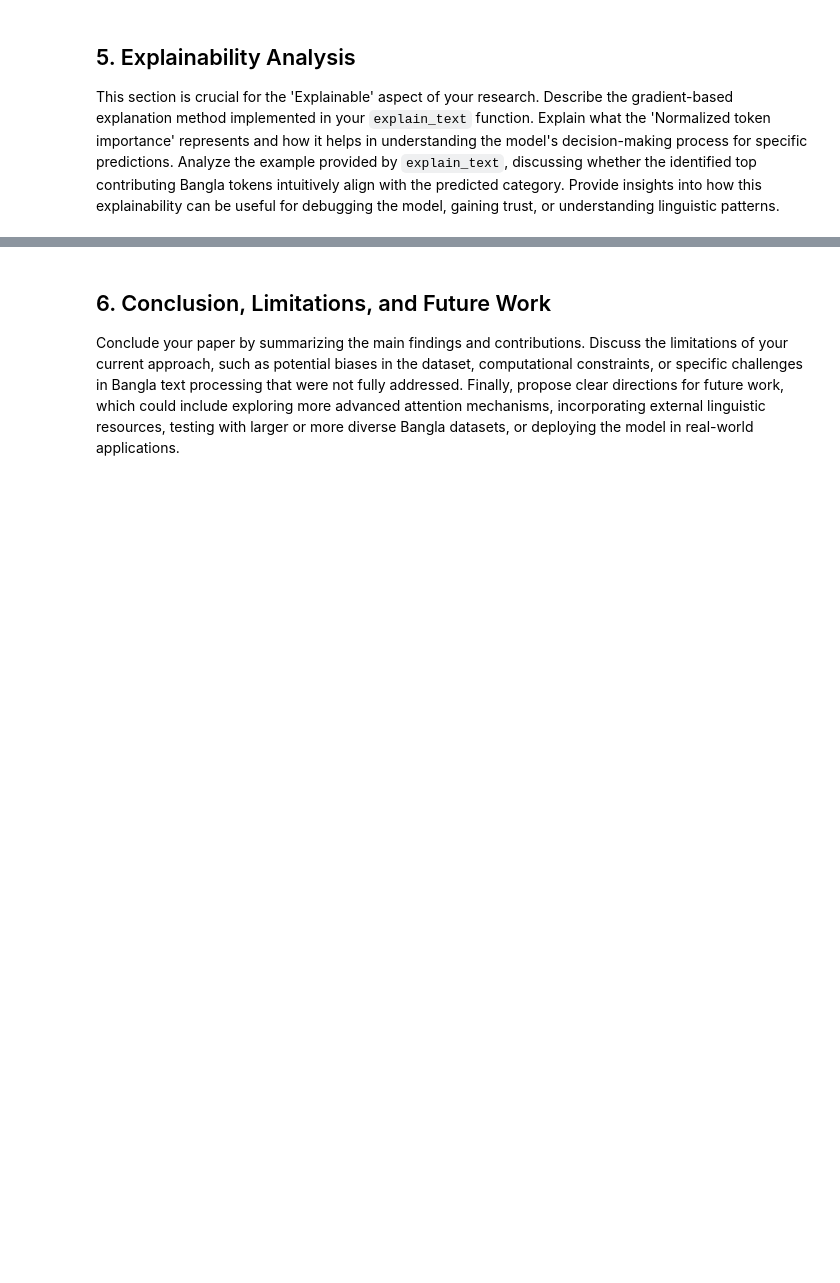
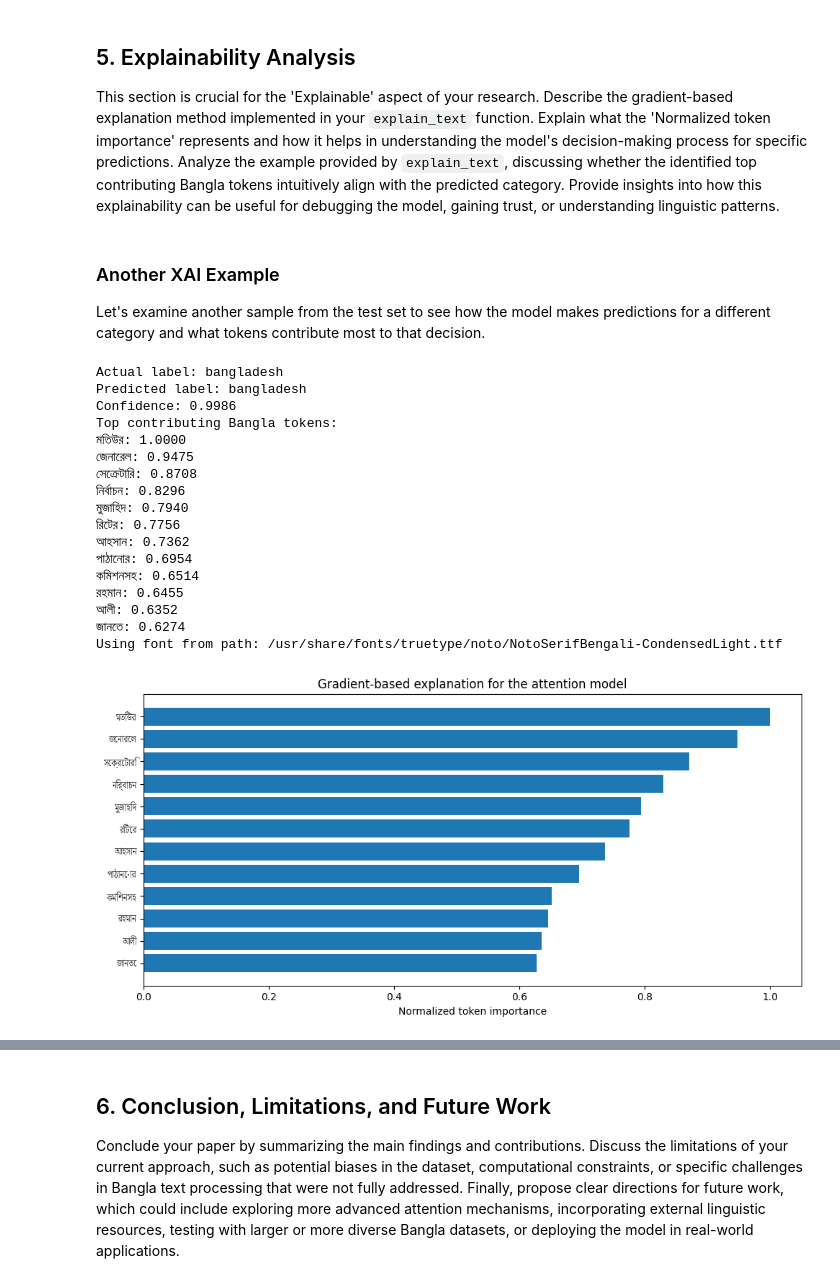
Before and after one commit to mahmudscode/NLP_work, a Jupyter notebook: NLP_WORK.ipynb, the cells around one changed output, grey strips where cells are left out. Saved outputs shown, nothing was run; the diff lists cells and outputs as text; code cells hidden in the pictures; blank space fills up the shorter version.

```diff
--- a/NLP_WORK.ipynb
+++ b/NLP_WORK.ipynb
@@ -782,3 +757,31 @@ with open(
         tokenizer,
         f
     )
+# %% [markdown]
+### Another XAI Example
+
+Let's examine another sample from the test set to see how the model makes predictions for a different category and what tokens contribute most to that decision.
+# %%
+sample_index_2 = 1
+sample_text_2 = X_test.iloc[sample_index_2]
+print("Actual label:", encoder.inverse_transform([int(y_test.iloc[sample_index_2])])[0])
+explain_text(sample_text_2)
+# %% [output]
+Actual label: bangladesh
+Predicted label: bangladesh
+Confidence: 0.9986
+Top contributing Bangla tokens:
+মতিউর: 1.0000
+জেনারেল: 0.9475
+সেক্রেটারি: 0.8708
+নির্বাচন: 0.8296
+মুজাহিদ: 0.7940
+রিটের: 0.7756
+আহসান: 0.7362
+পাঠানোর: 0.6954
+কমিশনসহ: 0.6514
+রহমান: 0.6455
+আলী: 0.6352
+জানতে: 0.6274
+Using font from path: /usr/share/fonts/truetype/noto/NotoSerifBengali-CondensedLight.ttf
+[figure, added]
```
Also changed, not shown: parts of 12 cells of this notebook.
